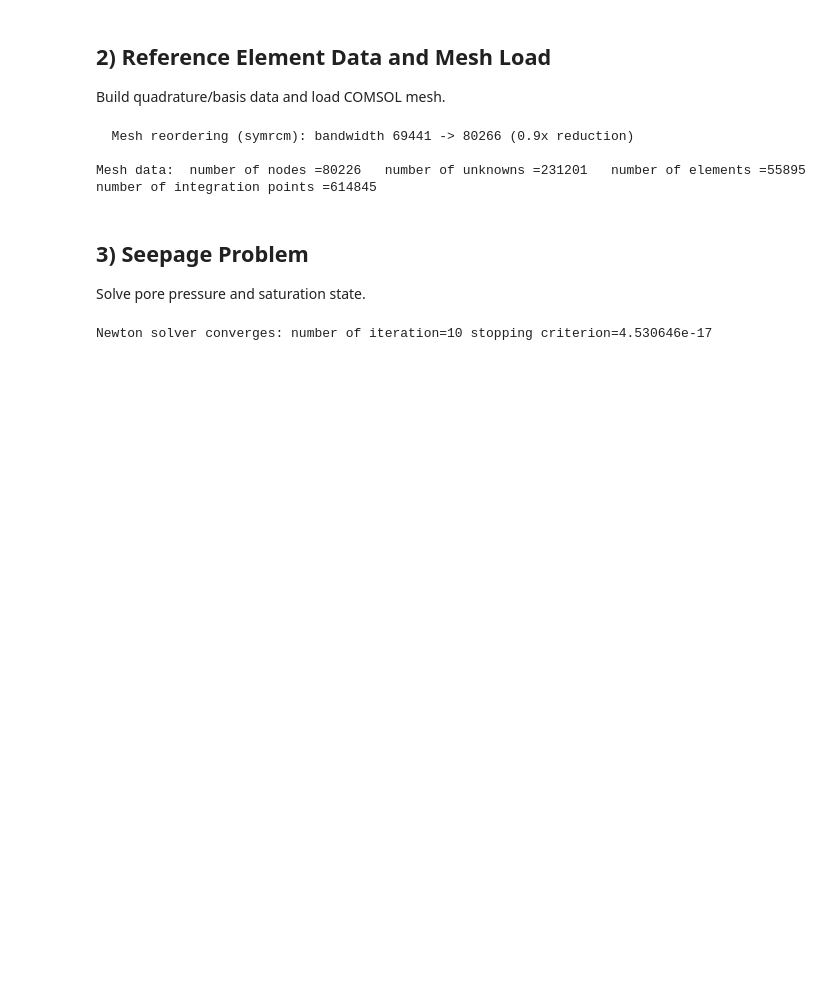
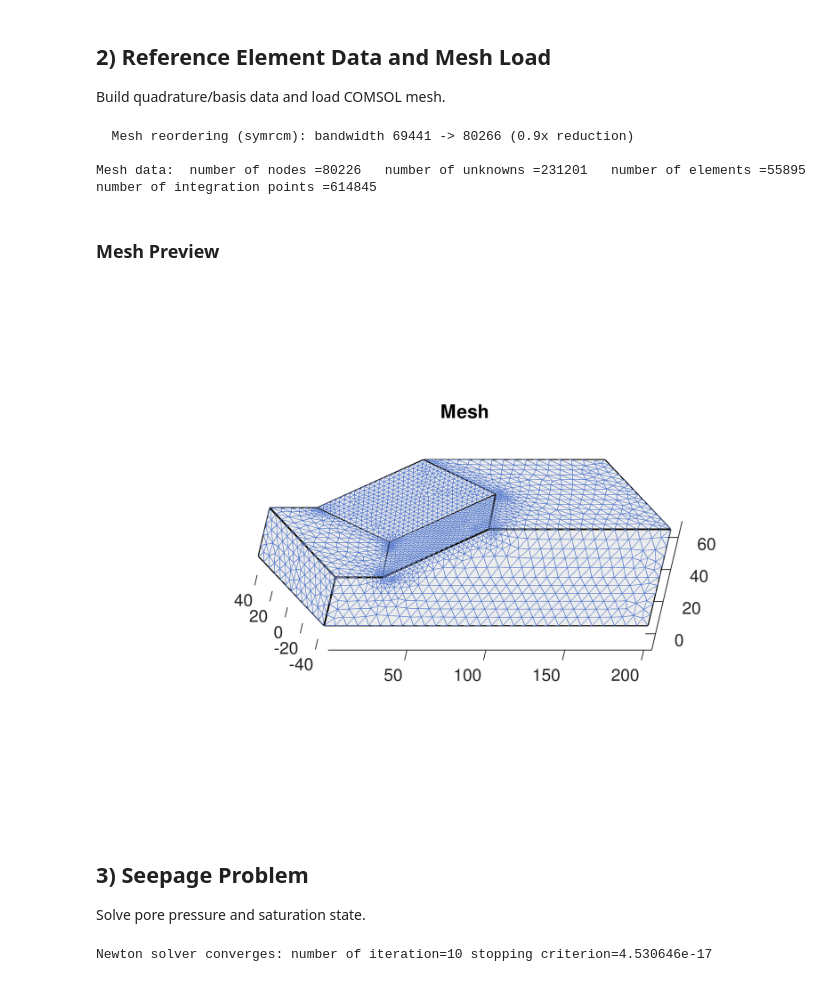
Before and after one commit to Beremi/slope_stability_octave, a Jupyter notebook: slope_stability/slope_stability_3D_hetero_seepage_SSR_comsol_demo.ipynb, the cells around one changed output. Saved outputs shown, nothing was run; the diff lists cells and outputs as text; code cells hidden in the pictures; blank space fills up the shorter version.

```diff
--- a/slope_stability/slope_stability_3D_hetero_seepage_SSR_comsol_demo.ipynb
+++ b/slope_stability/slope_stability_3D_hetero_seepage_SSR_comsol_demo.ipynb
@@ -118,6 +102,15 @@ material_identifier = zeros(1, n_e);
   Mesh reordering (symrcm): bandwidth 69441 -> 80266 (0.9x reduction)
 
 Mesh data:  number of nodes =80226   number of unknowns =231201   number of elements =55895   number of integration points =614845
+# %% [markdown]
+### Mesh Preview
+# %%
+% Create the plotter early so we can visualise intermediate results.
+plotter = VIZ.SolutionPlotter(coord, elem, surf);
+plotter.plot_mesh();
+drawnow;
+# %% [output]
+[figure, added]
 # %% [markdown]
 ## 3) Seepage Problem
 
```
Also changed, not shown: parts of 11 cells of this notebook, 12 other files.
